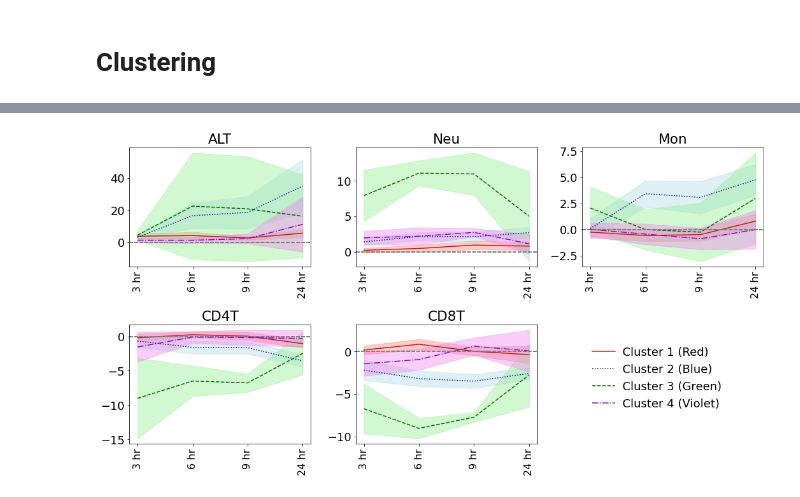
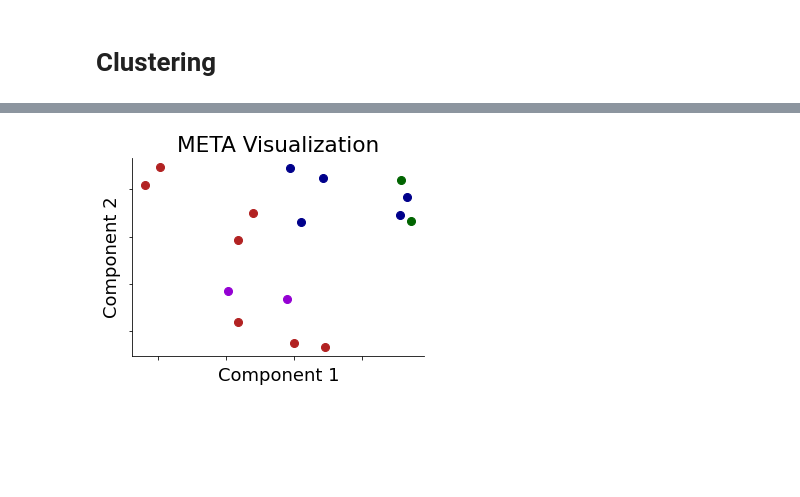
Before and after one commit to mizuno-group/RatDeconvolution, a Jupyter notebook: code/3_clustering.ipynb, the cells around one changed output, grey strips where cells are left out. Saved outputs shown, nothing was run; the diff lists cells and outputs as text; code cells hidden in the pictures; blank space fills up the shorter version.

```diff
--- a/code/3_clustering.ipynb
+++ b/code/3_clustering.ipynb
@@ -298,25 +319,6 @@ plt.show()
-# %%
-lst_linestyle=["solid", "dotted", "dashed", "dashdot"]
-fig = plt.figure(figsize=(15,8))
-for x, temp in enumerate(temp_lst):
-    ax=fig.add_subplot(2,3,x+1)
-    legends=[]
-    for v in range(4):
-        v_mean = [i[0] for i in lst_df_stat[v].loc[temp,:].tolist()]
-        v_upper = [i[1] for i in lst_df_stat[v].loc[temp,:].tolist()]
-        v_lower = [i[2] for i in lst_df_stat[v].loc[temp,:].tolist()]
-        a, = ax.plot(range(4), v_mean, color=colors[v][0], linestyle=lst_linestyle[v])
-        ax.axhline(0, color="grey", linestyle="dashed")
-        ax.fill_between(range(4), v_lower, v_upper, color=colors[v][1], alpha=0.4)
-        legends.append(a)
-    ax.set_xticks(range(4))
-    ax.set_xticklabels(lst_time, rotation=90, fontsize=16)
-    #ax.set_xlim(-1,4)
-    ax.set_title(temp)
-ax = fig.add_subplot(2,3,6)
-ax.axis("off")
-legend = ax.legend(legends, ["  Cluster 1 (Red)", "  Cluster 2 (Blue)", "  Cluster 3 (Green)", "  Cluster 4 (Violet)"], bbox_to_anchor=(0, 0.2), loc='lower left',frameon=False, handletextpad=0, ncol=1, columnspacing=1)
-plt.tight_layout()
-plt.show()
-# %% [output]
-[figure, removed]
+# %%
+meta_visualization, meta_distances = meta_viz_calc(df_time)
+# %%
+plot_meta(df_time, meta_visualization, lst_cluster)
+# %% [output]
+[figure, added]
```
Also changed, not shown: parts of 19 cells of this notebook, 2 other files.
